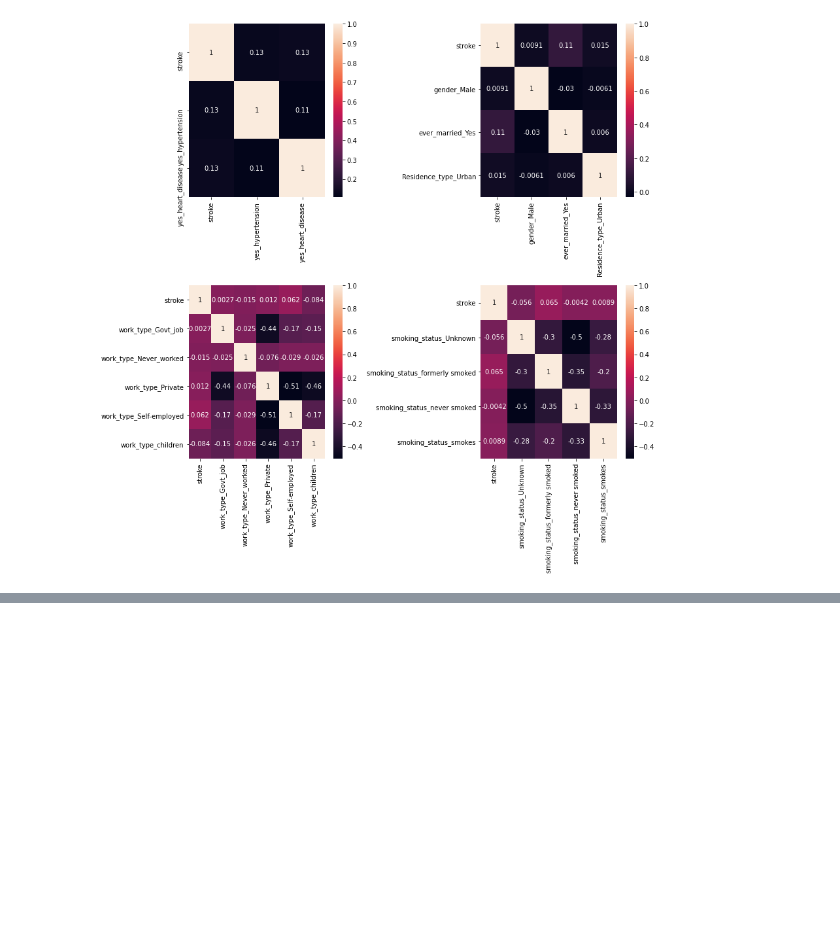
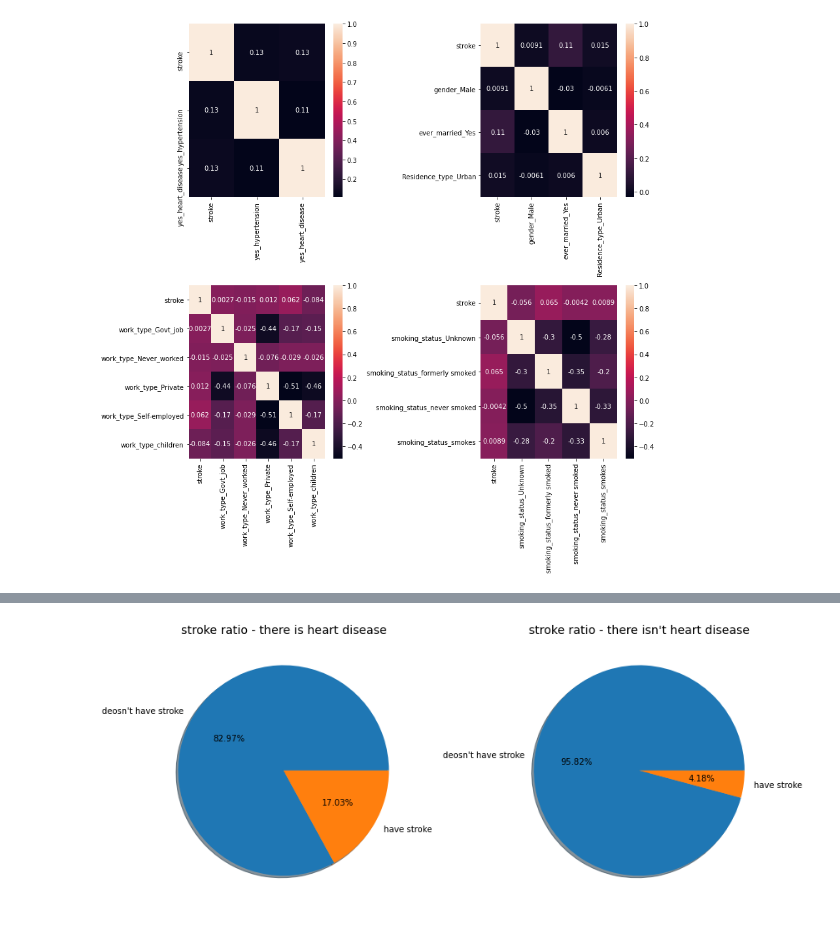
Before and after one commit to idankam/DataScienceCourseProject, a Jupyter notebook: Classification Notebook.ipynb, the cells around one changed output, grey strips where cells are left out. Cells and saved outputs as stored; diff of their text form; code cells hidden in the pictures; blank space fills up the shorter version.

```diff
--- a/Classification Notebook.ipynb
+++ b/Classification Notebook.ipynb
@@ -318,0 +385,18 @@ plt.show()
+# %%
+fig, ax = plt.subplots(1,2, figsize = (12,12))
+((ax1, ax2)) = ax
+
+labels = ["deosn't have stroke", "have stroke"]
+values = df[df['yes_heart_disease']==1]['stroke'].value_counts().tolist()
+ax1.pie(x=values, labels=labels, autopct="%1.2f%%", shadow=True)
+ax1.set_title("stroke ratio - there is heart disease", fontdict={'fontsize': 14})
+
+labels = ["deosn't have stroke", "have stroke"]
+values = df[df['no_heart_disease']==1]['stroke'].value_counts().tolist()
+ax2.pie(x=values, labels=labels, autopct="%1.2f%%", shadow=True)
+ax2.set_title("stroke ratio - there isn't heart disease", fontdict={'fontsize': 14})
+
+plt.tight_layout()
+plt.show()
+# %% [output]
+[figure, added]
```
Also changed, not shown: parts of 9 cells of this notebook.
